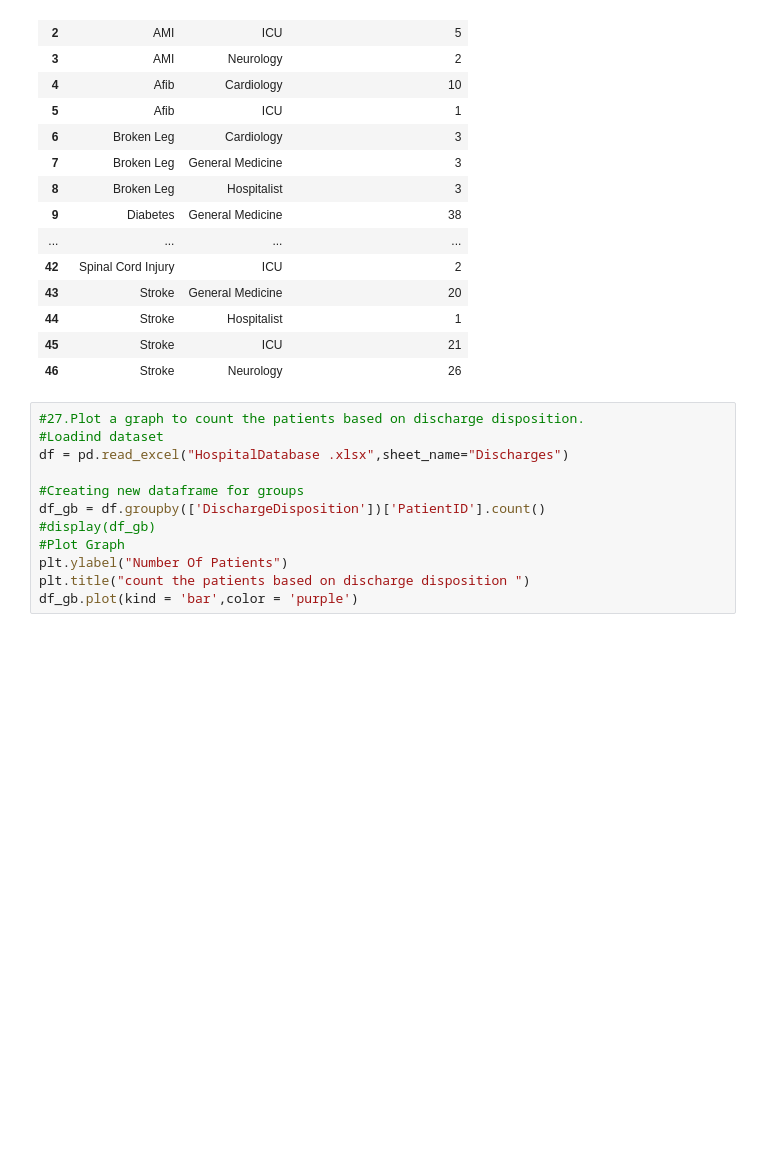
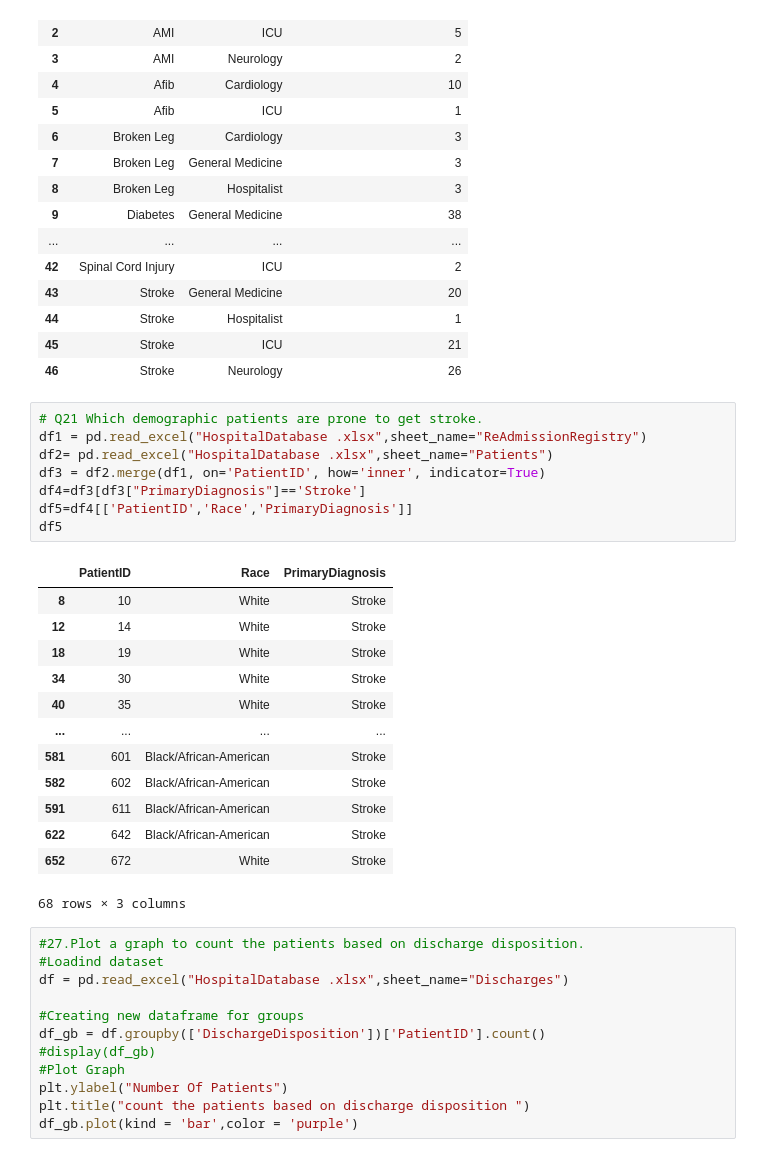
Before and after one commit to KalyaniKurakula/NumpyWarriors1, a Jupyter notebook: Hackthon/Kalyani_Numpy.ipynb, the cells around one changed output. Drawn from its saved outputs; the diff is of its cells as text; blank space fills up the shorter version.

```diff
--- a/Hackthon/Kalyani_Numpy.ipynb
+++ b/Hackthon/Kalyani_Numpy.ipynb
@@ -249,6 +249,28 @@ df
 | 44 | Stroke | Hospitalist | 1 |
 | 45 | Stroke | ICU | 21 |
 | 46 | Stroke | Neurology | 26 |
+# %%
+# Q21 Which demographic patients are prone to get stroke.
+df1 = pd.read_excel("HospitalDatabase .xlsx",sheet_name="ReAdmissionRegistry")
+df2= pd.read_excel("HospitalDatabase .xlsx",sheet_name="Patients")
+df3 = df2.merge(df1, on='PatientID', how='inner', indicator=True)
+df4=df3[df3["PrimaryDiagnosis"]=='Stroke']
+df5=df4[['PatientID','Race','PrimaryDiagnosis']]
+df5
+# %% [output]
+|  | PatientID | Race | PrimaryDiagnosis |
+| 8 | 10 | White | Stroke |
+| 12 | 14 | White | Stroke |
+| 18 | 19 | White | Stroke |
+| 34 | 30 | White | Stroke |
+| 40 | 35 | White | Stroke |
+| ... | ... | ... | ... |
+| 581 | 601 | Black/African-American | Stroke |
+| 582 | 602 | Black/African-American | Stroke |
+| 591 | 611 | Black/African-American | Stroke |
+| 622 | 642 | Black/African-American | Stroke |
+| 652 | 672 | White | Stroke |
+68 rows × 3 columns
 # %%
 #27.Plot a graph to count the patients based on discharge disposition.
 #Loadind dataset
```
Also changed, not shown: parts of 4 cells of this notebook.
